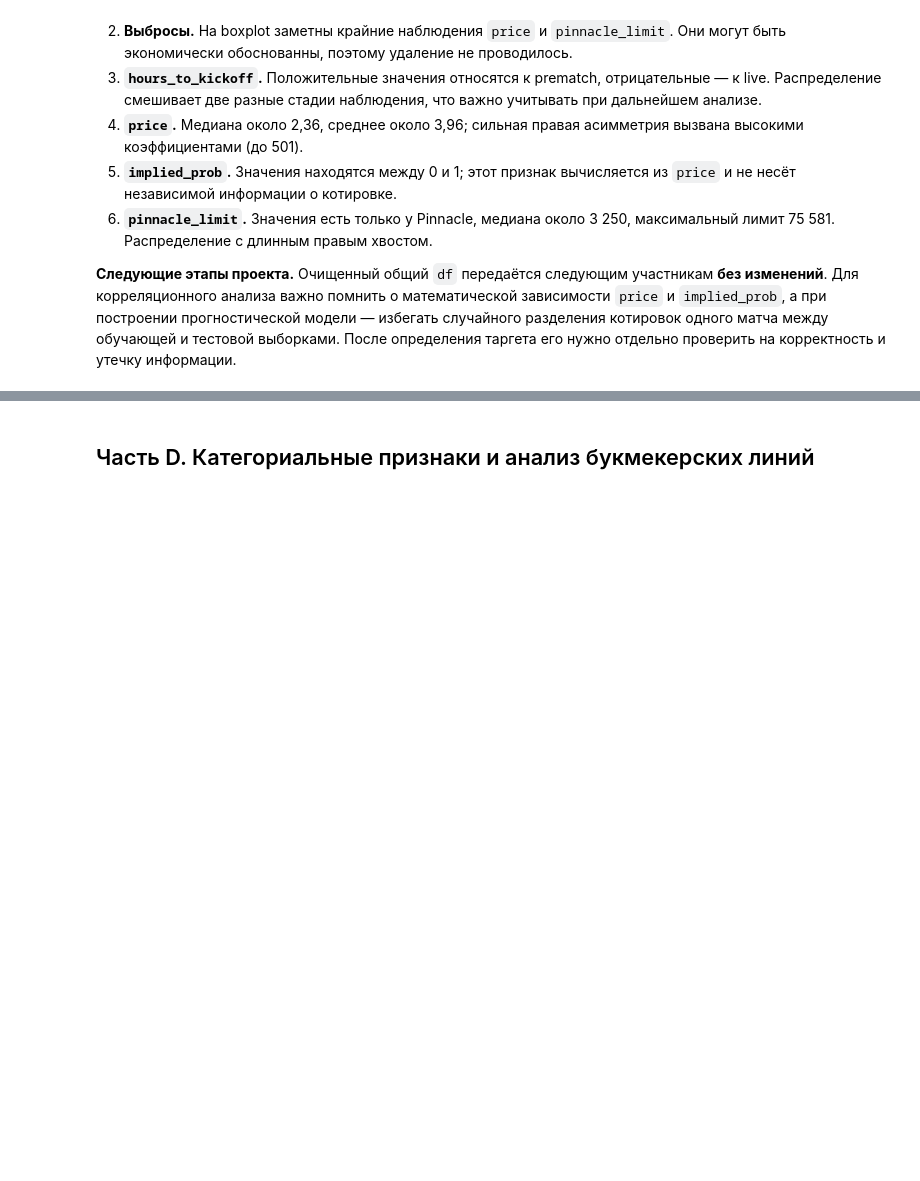
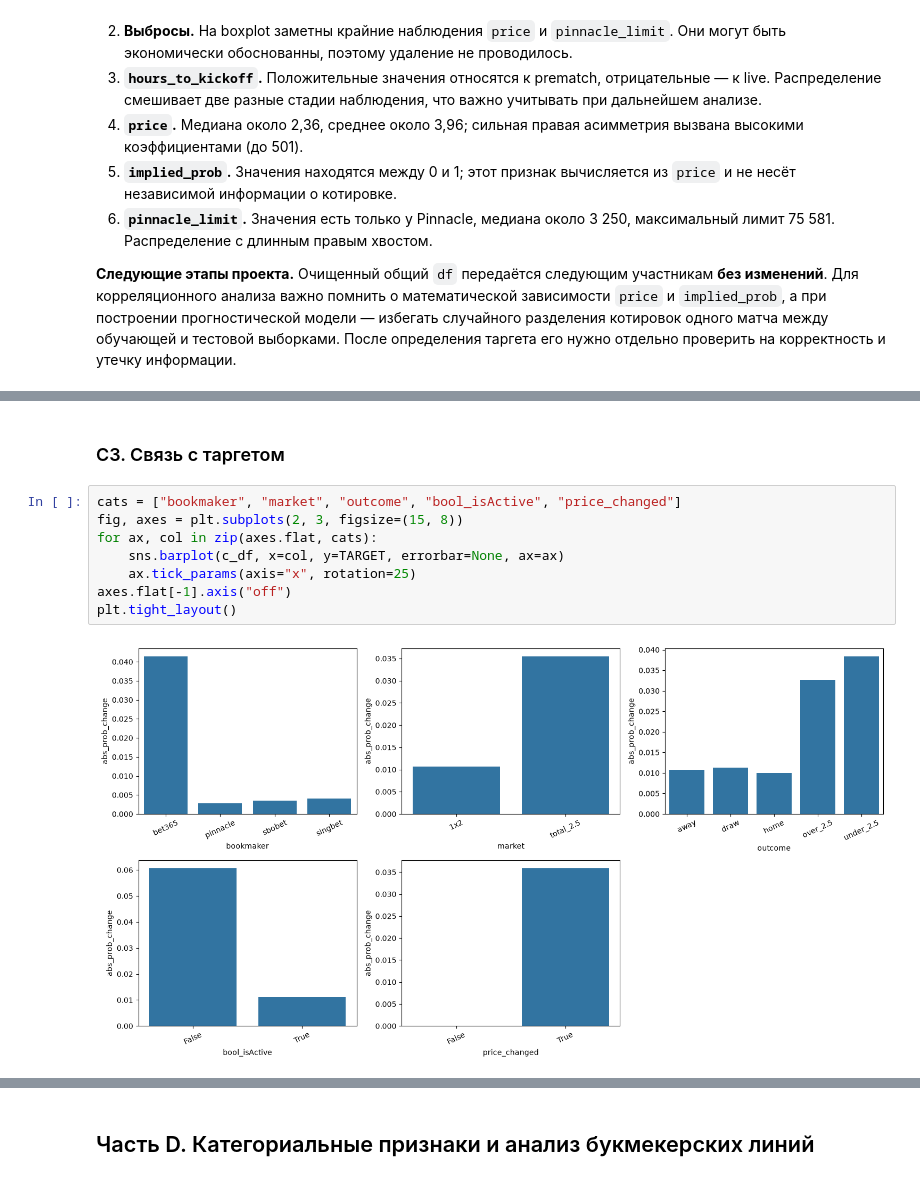
Before and after one commit to Semen519/odds-movement-monitor, a Jupyter notebook: checkpoint_2/notebooks/EDA.ipynb, the cells around one changed output, grey strips where cells are left out. Drawn from its saved outputs; the diff is of its cells as text; blank space fills up the shorter version.

```diff
--- a/checkpoint_2/notebooks/EDA.ipynb
+++ b/checkpoint_2/notebooks/EDA.ipynb
@@ -619,0 +646,12 @@ plt.show()
+# %% [markdown]
+### C3. Связь с таргетом
+# %%
+cats = ["bookmaker", "market", "outcome", "bool_isActive", "price_changed"]
+fig, axes = plt.subplots(2, 3, figsize=(15, 8))
+for ax, col in zip(axes.flat, cats):
+    sns.barplot(c_df, x=col, y=TARGET, errorbar=None, ax=ax)
+    ax.tick_params(axis="x", rotation=25)
+axes.flat[-1].axis("off")
+plt.tight_layout()
+# %% [output]
+[figure, added]
```
Also changed, not shown: parts of 10 cells of this notebook.
